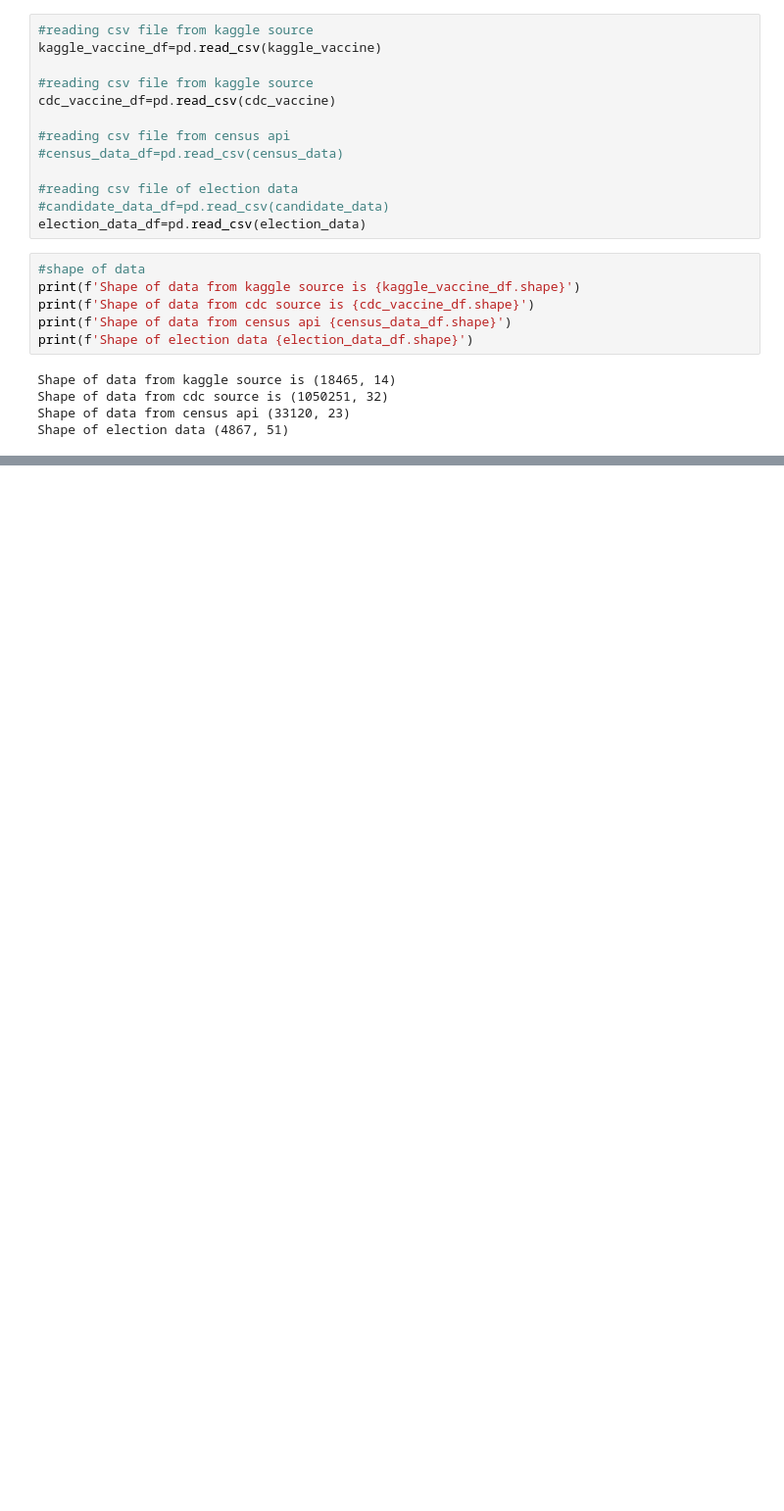
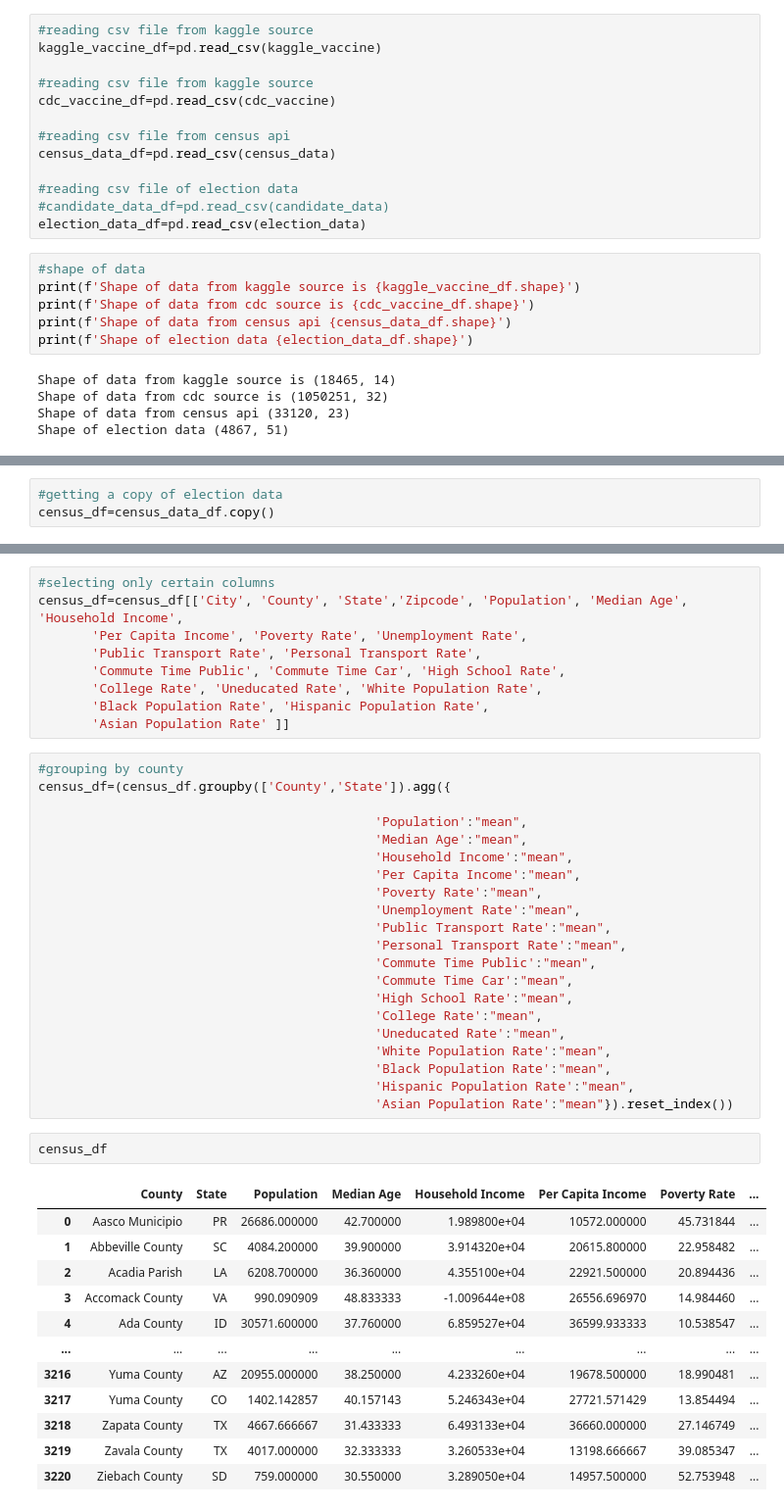
Before and after one commit to pandeysudip/COVID-19-Vaccination-Rate, a Jupyter notebook: analysis.ipynb, the cells around one changed output, grey strips where cells are left out. Shown at 98% size. Drawn from its saved outputs; the diff is of its cells as text; blank space fills up the shorter version.

```diff
--- a/analysis.ipynb
+++ b/analysis.ipynb
@@ -30,7 +32,7 @@ kaggle_vaccine_df=pd.read_csv(kaggle_vaccine)
 cdc_vaccine_df=pd.read_csv(cdc_vaccine)
 
 #reading csv file from census api
-#census_data_df=pd.read_csv(census_data)
+census_data_df=pd.read_csv(census_data)
 
 #reading csv file of election data
 #candidate_data_df=pd.read_csv(candidate_data)
@@ -66,0 +116,3 @@ cdc_vaccine_df
+# %%
+#getting a copy of election data
+census_df=census_data_df.copy()
@@ -66,0 +130,45 @@ cdc_vaccine_df
+# %%
+#selecting only certain columns
+census_df=census_df[['City', 'County', 'State','Zipcode', 'Population', 'Median Age', 'Household Income',
+       'Per Capita Income', 'Poverty Rate', 'Unemployment Rate',
+       'Public Transport Rate', 'Personal Transport Rate',
+       'Commute Time Public', 'Commute Time Car', 'High School Rate',
+       'College Rate', 'Uneducated Rate', 'White Population Rate',
+       'Black Population Rate', 'Hispanic Population Rate',
+       'Asian Population Rate' ]]
+# %%
+#grouping by county
+census_df=(census_df.groupby(['County','State']).agg({
+
+                                            'Population':"mean",
+                                            'Median Age':"mean",
+                                            'Household Income':"mean",
+                                            'Per Capita Income':"mean",
+                                            'Poverty Rate':"mean",
+                                            'Unemployment Rate':"mean",
+                                            'Public Transport Rate':"mean",
+                                            'Personal Transport Rate':"mean",
+                                            'Commute Time Public':"mean",
+                                            'Commute Time Car':"mean",
+                                            'High School Rate':"mean",
+                                            'College Rate':"mean",
+                                            'Uneducated Rate':"mean",
+                                            'White Population Rate':"mean",
+                                            'Black Population Rate':"mean",
+                                            'Hispanic Population Rate':"mean",
+                                            'Asian Population Rate':"mean"}).reset_index())
+# %%
+census_df
+# %% [output]
+|  | County | State | Population | Median Age | Household Income | Per Capita Income | Poverty Rate | ... |
+| 0 | Aasco Municipio | PR | 26686.000000 | 42.700000 | 1.989800e+04 | 10572.000000 | 45.731844 | ... |
+| 1 | Abbeville County | SC | 4084.200000 | 39.900000 | 3.914320e+04 | 20615.800000 | 22.958482 | ... |
+| 2 | Acadia Parish | LA | 6208.700000 | 36.360000 | 4.355100e+04 | 22921.500000 | 20.894436 | ... |
+| 3 | Accomack County | VA | 990.090909 | 48.833333 | -1.009644e+08 | 26556.696970 | 14.984460 | ... |
+| 4 | Ada County | ID | 30571.600000 | 37.760000 | 6.859527e+04 | 36599.933333 | 10.538547 | ... |
+| ... | ... | ... | ... | ... | ... | ... | ... | ... |
+| 3216 | Yuma County | AZ | 20955.000000 | 38.250000 | 4.233260e+04 | 19678.500000 | 18.990481 | ... |
+| 3217 | Yuma County | CO | 1402.142857 | 40.157143 | 5.246343e+04 | 27721.571429 | 13.854494 | ... |
+| 3218 | Zapata County | TX | 4667.666667 | 31.433333 | 6.493133e+04 | 36660.000000 | 27.146749 | ... |
+| 3219 | Zavala County | TX | 4017.000000 | 32.333333 | 3.260533e+04 | 13198.666667 | 39.085347 | ... |
+| 3220 | Ziebach County | SD | 759.000000 | 30.550000 | 3.289050e+04 | 14957.500000 | 52.753948 | ... |
```
Also changed, not shown: parts of 22 cells of this notebook.
